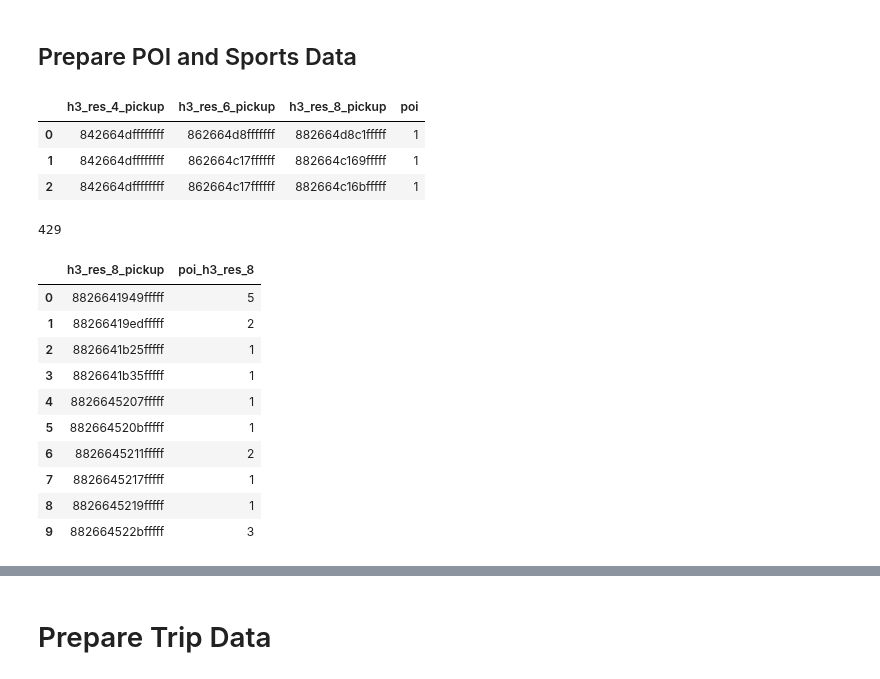
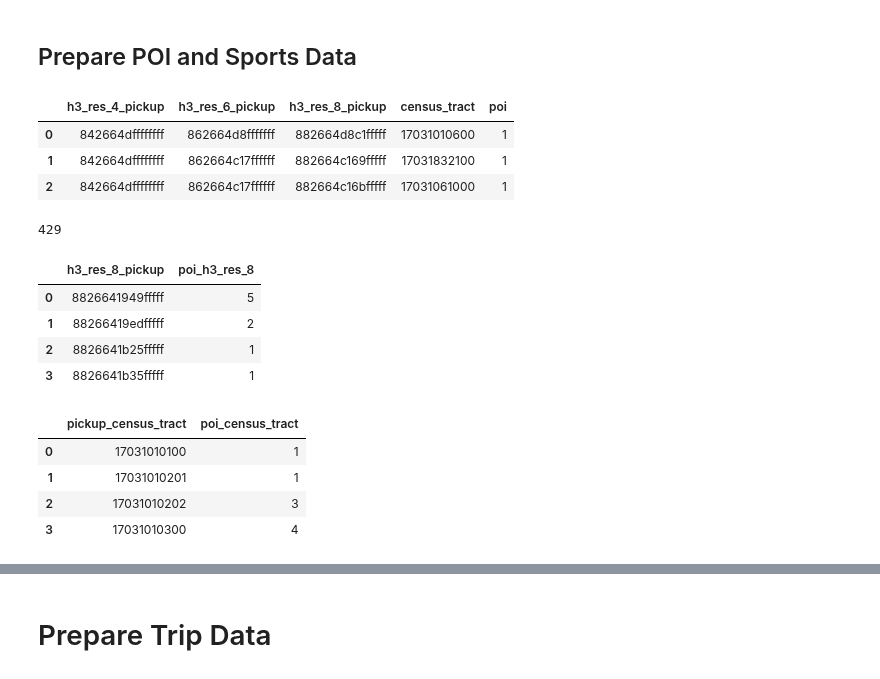
Before and after one commit to ltempfli/AAA-AIbertus-Magnus, a Jupyter notebook: tasks/01_Data_Preparation.ipynb, the cells around one changed output, grey strips where cells are left out. Saved outputs shown, nothing was run; the diff lists cells and outputs as text; code cells hidden in the pictures.

Commit message:
add census tract to sports and poi data and integrate into data prep

```diff
--- a/tasks/01_Data_Preparation.ipynb
+++ b/tasks/01_Data_Preparation.ipynb
@@ -89,5 +90,6 @@ sports_data = pd.read_csv(r'../data/sports_data.csv',
                           index_col=None)
 # %%
 poi_data = pd.read_csv(r'../data/poi_data.csv',
-                        usecols={'h3_res_4', 'h3_res_6','h3_res_8'},
+                        usecols={'h3_res_4', 'h3_res_6','h3_res_8','census_tract'},
+                        dtype={'census_tract': 'str'},
                         index_col=None)
@@ -310,10 +317,10 @@ poi_data=poi_data.rename(columns={'h3_res_8' : 'h3_res_8_pickup',
                                  })
 poi_data.head(3)
 # %% [output]
-|  | h3_res_4_pickup | h3_res_6_pickup | h3_res_8_pickup | poi |
-| 0 | 842664dffffffff | 862664d8fffffff | 882664d8c1fffff | 1 |
-| 1 | 842664dffffffff | 862664c17ffffff | 882664c169fffff | 1 |
-| 2 | 842664dffffffff | 862664c17ffffff | 882664c16bfffff | 1 |
+|  | h3_res_4_pickup | h3_res_6_pickup | h3_res_8_pickup | census_tract | poi |
+| 0 | 842664dffffffff | 862664d8fffffff | 882664d8c1fffff | 17031010600 | 1 |
+| 1 | 842664dffffffff | 862664c17ffffff | 882664c169fffff | 17031832100 | 1 |
+| 2 | 842664dffffffff | 862664c17ffffff | 882664c16bfffff | 17031061000 | 1 |
 # %%
 poi_data_h3_res_8 = poi_data[['h3_res_8_pickup','poi']].groupby('h3_res_8_pickup', as_index=False).sum()
 poi_data_h3_res_8 = poi_data_h3_res_8.rename(columns={'poi' : 'poi_h3_res_8'})
@@ -325,16 +336,18 @@ print(poi_data_h3_res_8['h3_res_8_pickup'].nunique())
 # %% [output]
 429
 # %%
-poi_data_h3_res_8.head(10)
+poi_data_h3_res_8.head(4)
 # %% [output]
 |  | h3_res_8_pickup | poi_h3_res_8 |
 | 0 | 8826641949fffff | 5 |
 | 1 | 88266419edfffff | 2 |
 | 2 | 8826641b25fffff | 1 |
 | 3 | 8826641b35fffff | 1 |
-| 4 | 8826645207fffff | 1 |
-| 5 | 882664520bfffff | 1 |
-| 6 | 8826645211fffff | 2 |
-| 7 | 8826645217fffff | 1 |
-| 8 | 8826645219fffff | 1 |
-| 9 | 882664522bfffff | 3 |
+# %%
+poi_data_census_tract.head(4)
+# %% [output]
+|  | pickup_census_tract | poi_census_tract |
+| 0 | 17031010100 | 1 |
+| 1 | 17031010201 | 1 |
+| 2 | 17031010202 | 3 |
+| 3 | 17031010300 | 4 |
```
Also changed, not shown: parts of 17 cells of this notebook, 4 other files.
